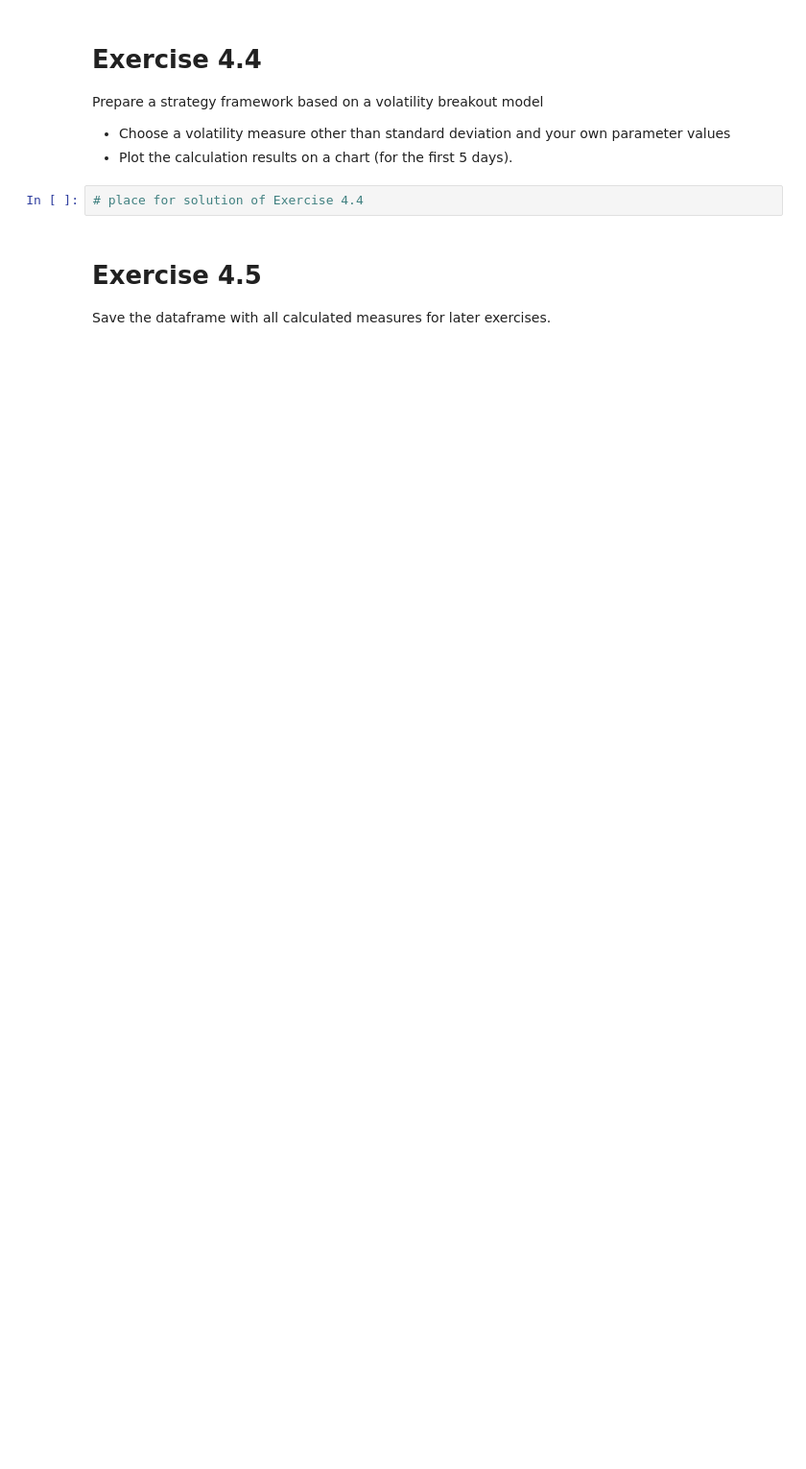
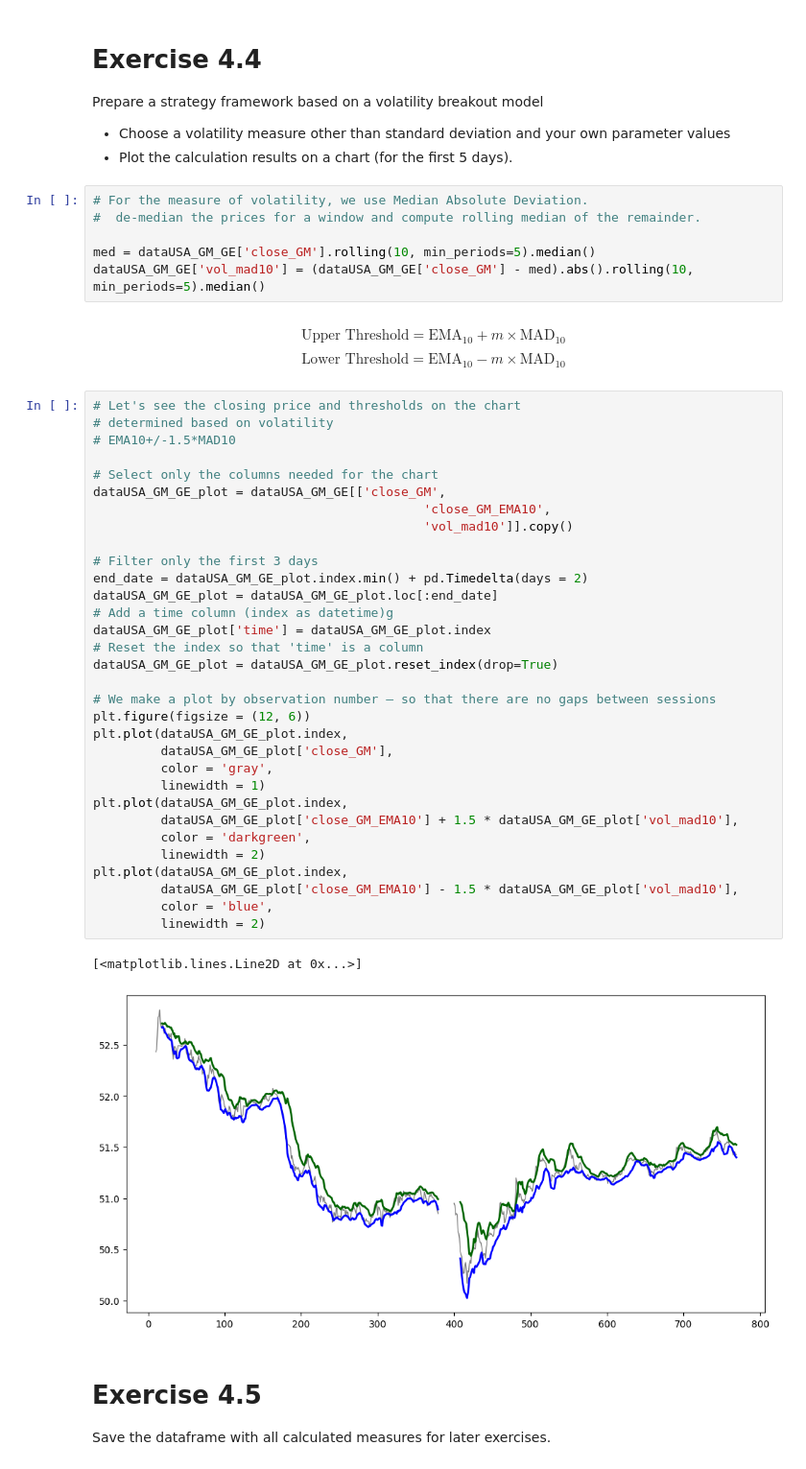
Before and after one commit to Shahahaha11/HFT-WNE, a Jupyter notebook: 04/HW_04.ipynb, the cells around one changed output. Shown at 96% size. Cells and saved outputs as stored; diff of their text form; blank space fills up the shorter version.

```diff
--- a/04/HW_04.ipynb
+++ b/04/HW_04.ipynb
@@ -227,8 +242,54 @@ Prepare a strategy framework based on a volatility breakout model
 
 * Choose a volatility measure other than standard deviation and your own parameter values
 * Plot the calculation results on a chart (for the first 5 days).
-# %%
-# place for solution of Exercise 4.4
+# %%
+# For the measure of volatility, we use Median Absolute Deviation.
+#  de-median the prices for a window and compute rolling median of the remainder.
+
+med = dataUSA_GM_GE['close_GM'].rolling(10, min_periods=5).median()
+dataUSA_GM_GE['vol_mad10'] = (dataUSA_GM_GE['close_GM'] - med).abs().rolling(10, min_periods=5).median()
+# %% [markdown]
+$$
+\text{Upper Threshold} = \text{EMA}_{10} + m \times \text{MAD}_{10}
+$$
+$$
+\text{Lower Threshold} = \text{EMA}_{10} - m \times \text{MAD}_{10}
+$$
+# %%
+# Let's see the closing price and thresholds on the chart
+# determined based on volatility
+# EMA10+/-1.5*MAD10
+
+# Select only the columns needed for the chart
+dataUSA_GM_GE_plot = dataUSA_GM_GE[['close_GM',
+                                            'close_GM_EMA10',
+                                            'vol_mad10']].copy()
+
+# Filter only the first 3 days
+end_date = dataUSA_GM_GE_plot.index.min() + pd.Timedelta(days = 2)
+dataUSA_GM_GE_plot = dataUSA_GM_GE_plot.loc[:end_date]
+# Add a time column (index as datetime)g
+dataUSA_GM_GE_plot['time'] = dataUSA_GM_GE_plot.index
+# Reset the index so that 'time' is a column
+dataUSA_GM_GE_plot = dataUSA_GM_GE_plot.reset_index(drop=True)
+
+# We make a plot by observation number – so that there are no gaps between sessions
+plt.figure(figsize = (12, 6))
+plt.plot(dataUSA_GM_GE_plot.index,
+         dataUSA_GM_GE_plot['close_GM'],
+         color = 'gray',
+         linewidth = 1)
+plt.plot(dataUSA_GM_GE_plot.index,
+         dataUSA_GM_GE_plot['close_GM_EMA10'] + 1.5 * dataUSA_GM_GE_plot['vol_mad10'],
+         color = 'darkgreen',
+         linewidth = 2)
+plt.plot(dataUSA_GM_GE_plot.index,
+         dataUSA_GM_GE_plot['close_GM_EMA10'] - 1.5 * dataUSA_GM_GE_plot['vol_mad10'],
+         color = 'blue',
+         linewidth = 2)
+# %% [output]
+[<matplotlib.lines.Line2D at 0x...>]
+[figure, added]
 # %% [markdown]
 # Exercise 4.5
 
```
Also changed, not shown: parts of 13 cells of this notebook, 1 other file.
